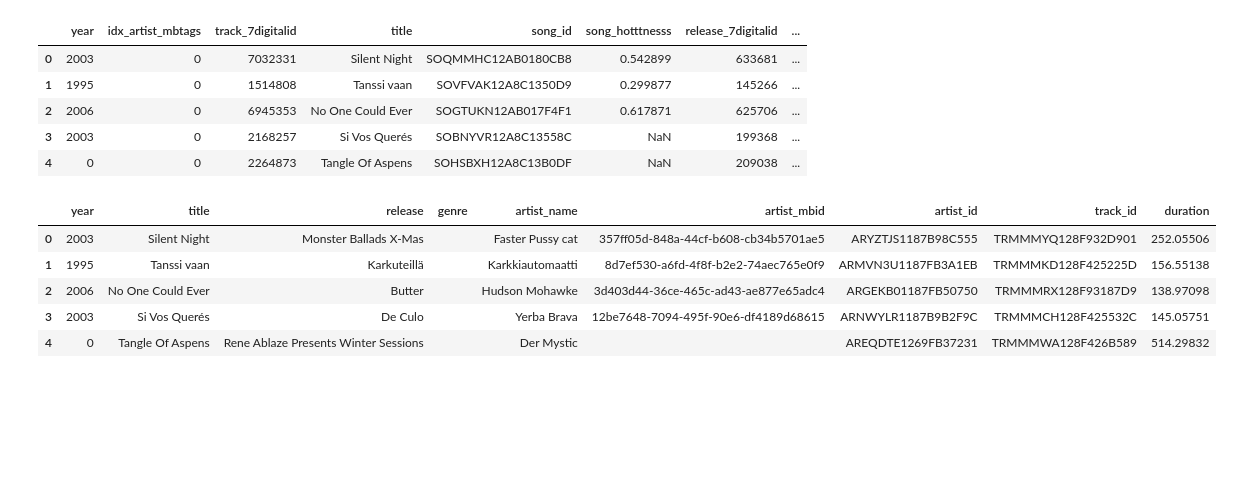
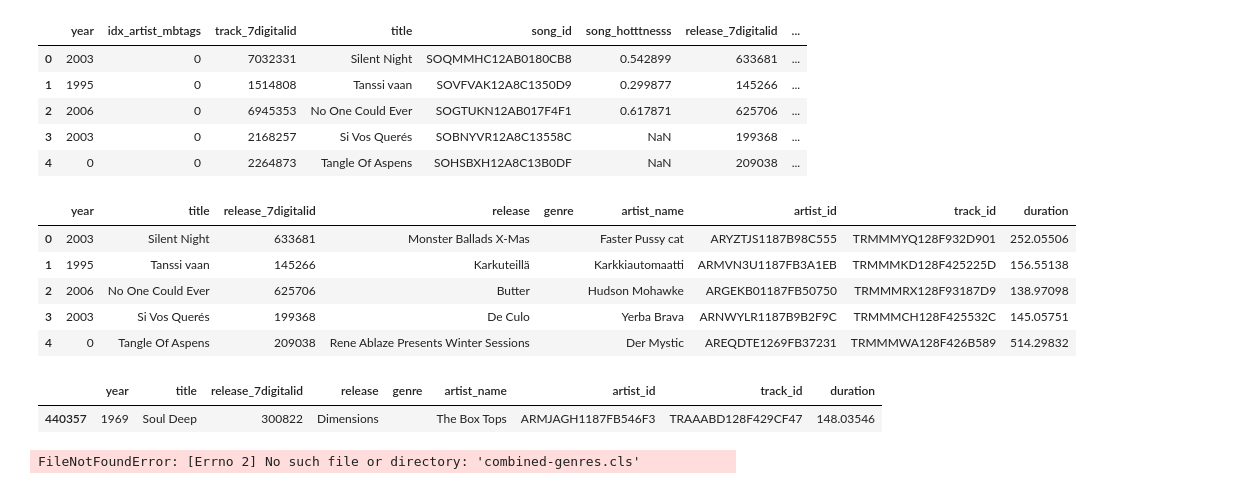
Before and after one commit to ferozmay/Melody-Match, a Jupyter notebook: match-api/million-song-analysis.ipynb, the cells around one changed output. Saved outputs shown, nothing was run; the diff lists cells and outputs as text; code cells hidden in the pictures; blank space fills up the shorter version.

Commit message:
updated jupyter notebook and added combined genres

```diff
--- a/match-api/million-song-analysis.ipynb
+++ b/match-api/million-song-analysis.ipynb
@@ -6,7 +6,7 @@ import h5py
 pd.set_option('display.max_columns', None)
 pd.set_option('display.max_rows', None)
 # %%
-file_path = "msd_summary_file.h5"
+file_path = "data/million_song_metadata/msd_summary_file.h5"
 with h5py.File(file_path, "r") as hdf:
     # List all datasets in the file
     def print_datasets(name, obj):
@@ -96,14 +94,34 @@ df.head()
 | 3 | 2003 | 0 | 2168257 | Si Vos Querés | SOBNYVR12A8C13558C | NaN | 199368 | ... |
 | 4 | 0 | 0 | 2264873 | Tangle Of Aspens | SOHSBXH12A8C13B0DF | NaN | 209038 | ... |
 # %%
-columns_to_keep = ['track_id', 'title', 'artist_name', 'artist_mbid', 'artist_id', 'release', 'genre', 'year', 'duration', ]
+columns_to_keep = ['track_id', 'title', 'artist_name', 'artist_id', 'release', 'release_7digitalid', 'genre', 'year', 'duration', ]
 
 df = df.drop(columns=[col for col in df.columns if col not in columns_to_keep])
 df.head()
 # %% [output]
-|  | year | title | release | genre | artist_name | artist_mbid | artist_id | track_id | duration |
-| 0 | 2003 | Silent Night | Monster Ballads X-Mas |  | Faster Pussy cat | 357ff05d-848a-44cf-b608-cb34b5701ae5 | ARYZTJS1187B98C555 | TRMMMYQ128F932D901 | 252.05506 |
-| 1 | 1995 | Tanssi vaan | Karkuteillä |  | Karkkiautomaatti | 8d7ef530-a6fd-4f8f-b2e2-74aec765e0f9 | ARMVN3U1187FB3A1EB | TRMMMKD128F425225D | 156.55138 |
-| 2 | 2006 | No One Could Ever | Butter |  | Hudson Mohawke | 3d403d44-36ce-465c-ad43-ae877e65adc4 | ARGEKB01187FB50750 | TRMMMRX128F93187D9 | 138.97098 |
-| 3 | 2003 | Si Vos Querés | De Culo |  | Yerba Brava | 12be7648-7094-495f-90e6-df4189d68615 | ARNWYLR1187B9B2F9C | TRMMMCH128F425532C | 145.05751 |
-| 4 | 0 | Tangle Of Aspens | Rene Ablaze Presents Winter Sessions |  | Der Mystic |  | AREQDTE1269FB37231 | TRMMMWA128F426B589 | 514.29832 |
+|  | year | title | release_7digitalid | release | genre | artist_name | artist_id | track_id | duration |
+| 0 | 2003 | Silent Night | 633681 | Monster Ballads X-Mas |  | Faster Pussy cat | ARYZTJS1187B98C555 | TRMMMYQ128F932D901 | 252.05506 |
+| 1 | 1995 | Tanssi vaan | 145266 | Karkuteillä |  | Karkkiautomaatti | ARMVN3U1187FB3A1EB | TRMMMKD128F425225D | 156.55138 |
+| 2 | 2006 | No One Could Ever | 625706 | Butter |  | Hudson Mohawke | ARGEKB01187FB50750 | TRMMMRX128F93187D9 | 138.97098 |
+| 3 | 2003 | Si Vos Querés | 199368 | De Culo |  | Yerba Brava | ARNWYLR1187B9B2F9C | TRMMMCH128F425532C | 145.05751 |
+| 4 | 0 | Tangle Of Aspens | 209038 | Rene Ablaze Presents Winter Sessions |  | Der Mystic | AREQDTE1269FB37231 | TRMMMWA128F426B589 | 514.29832 |
+# %%
+df[df['track_id'] == 'TRAAABD128F429CF47']
+# %% [output]
+|  | year | title | release_7digitalid | release | genre | artist_name | artist_id | track_id | duration |
+| 440357 | 1969 | Soul Deep | 300822 | Dimensions |  | The Box Tops | ARMJAGH1187FB546F3 | TRAAABD128F429CF47 | 148.03546 |
+# %%
+file_path = "data/million_song_metadata/combined-genres.cls"
+genre_df = pd.read_csv(file_path, sep="\t", header=None, names=["trackId", "genres"])
+
+# Clean up duplicate genres within the same row
+# genre_df["genres"] = genre_df["genres"].apply(lambda x: ", ".join(sorted(set(x.split(", ")))))
+
+genre_df.head()
+
+# # Save cleaned version
+# output_path = "cleaned_" + file_path  # Dynamically create output file name
+# genre_df.to_csv(output_path, index=False, sep="\t")
+# print(f"Cleaned file saved as: {output_path}")
+# %% [output]
+FileNotFoundError: [Errno 2] No such file or directory: 'combined-genres.cls'
```
Also changed, not shown: parts of 3 cells of this notebook, 2 other files.
